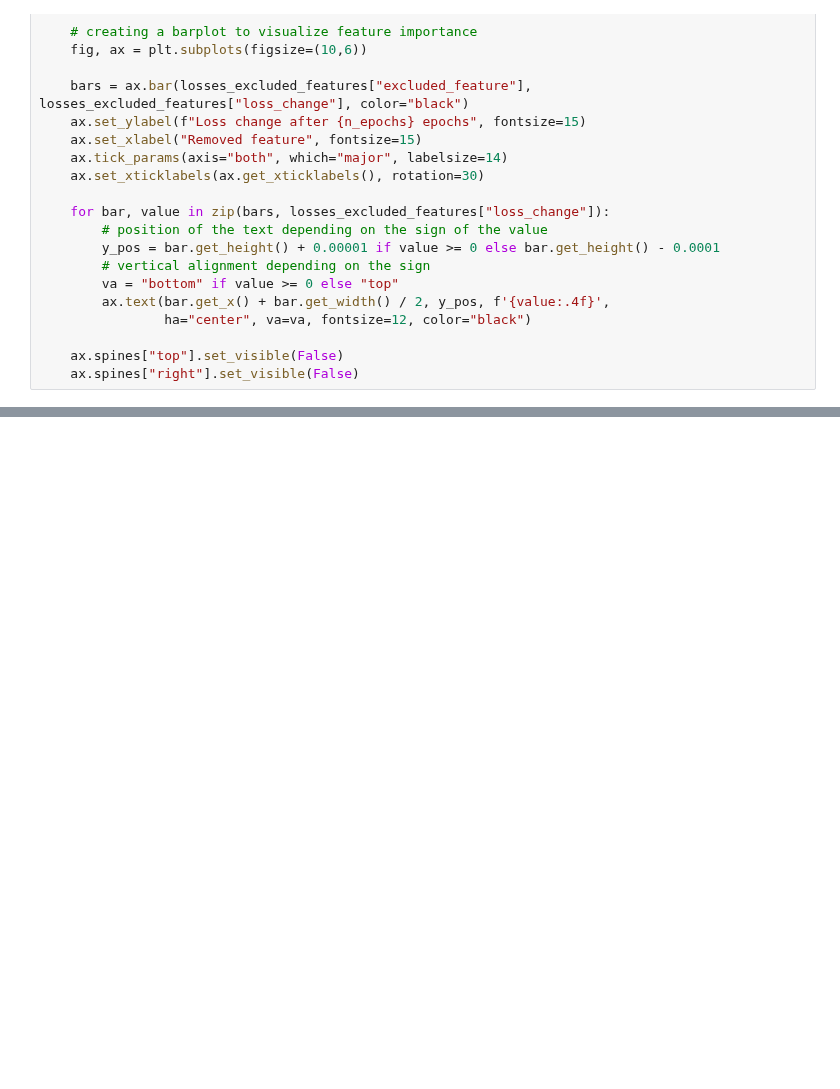
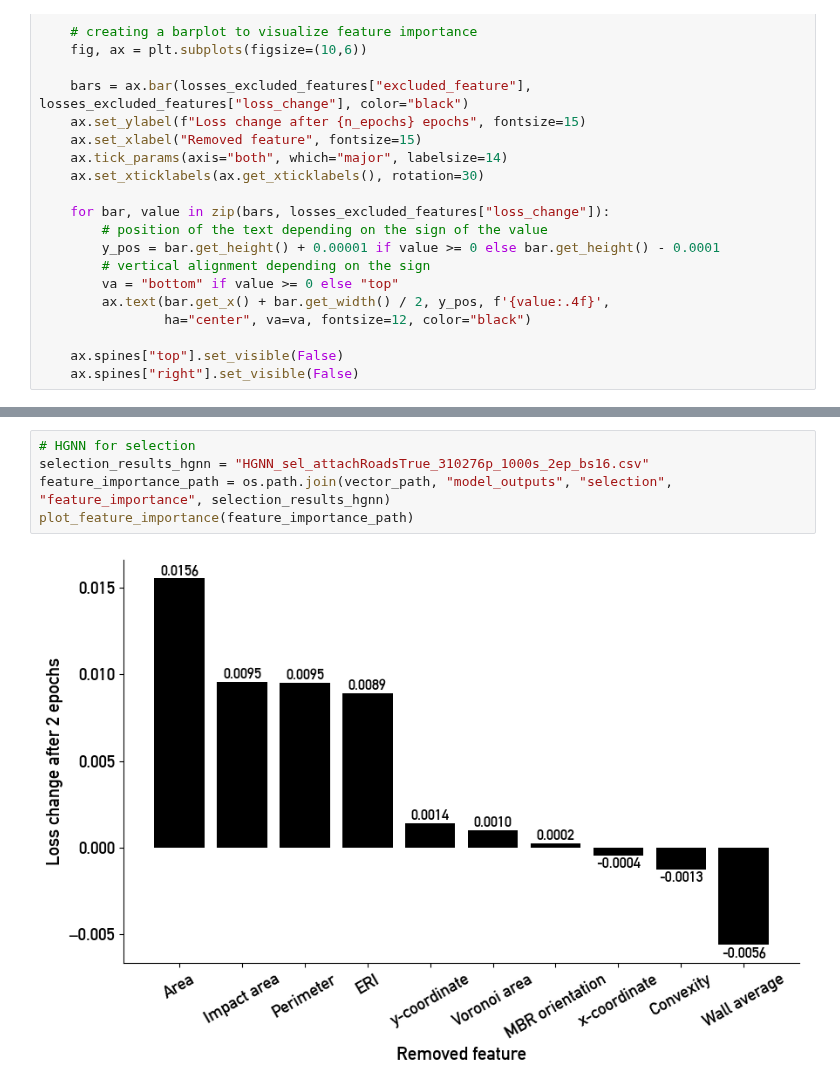
Before and after one commit to jorissenn/genops, a Jupyter notebook: 32_vector_feature_importance.ipynb, the cells around one changed output, grey strips where cells are left out. Drawn from its saved outputs; the diff is of its cells as text; blank space fills up the shorter version.

```diff
--- a/32_vector_feature_importance.ipynb
+++ b/32_vector_feature_importance.ipynb
@@ -247,0 +256,7 @@ plot_feature_importance(feature_importance_path)
+# %%
+# HGNN for selection
+selection_results_hgnn = "HGNN_sel_attachRoadsTrue_310276p_1000s_2ep_bs16.csv"
+feature_importance_path = os.path.join(vector_path, "model_outputs", "selection", "feature_importance", selection_results_hgnn)
+plot_feature_importance(feature_importance_path)
+# %% [output]
+[figure, added]
```
Also changed, not shown: parts of 5 cells of this notebook, 6 other files.
